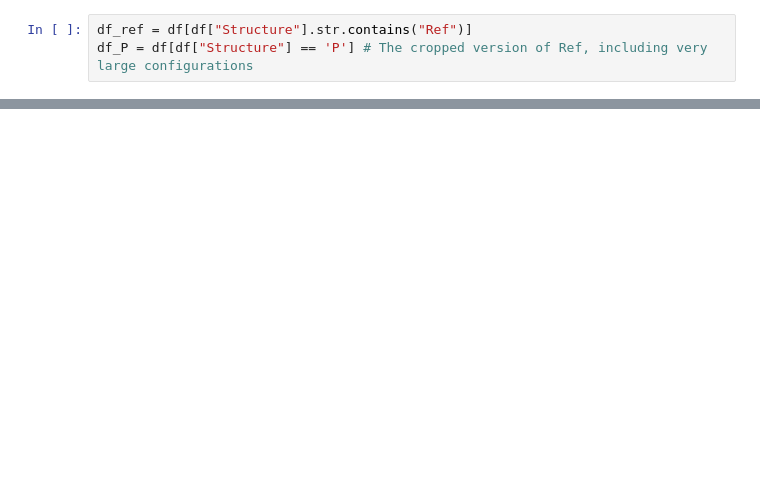
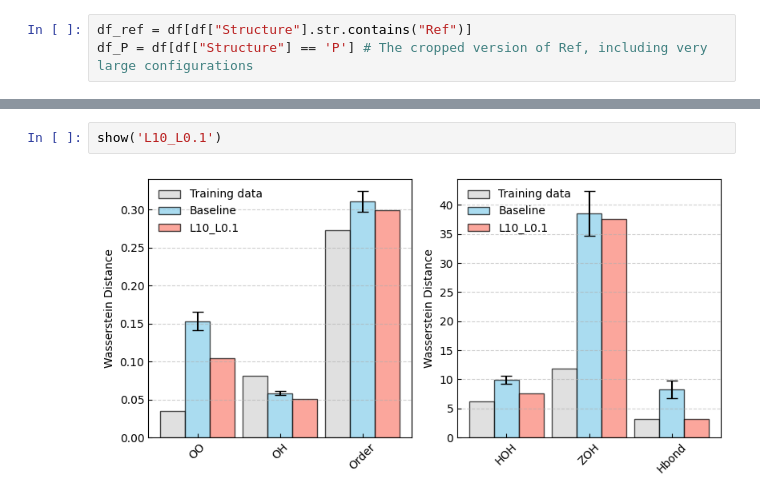
Before and after one commit to huangchieh/StructureMetrics, a Jupyter notebook: 03_plots.ipynb, the cells around one changed output, grey strips where cells are left out. Saved outputs shown, nothing was run; the diff lists cells and outputs as text; blank space fills up the shorter version.

```diff
--- a/03_plots.ipynb
+++ b/03_plots.ipynb
@@ -159,0 +160,4 @@ show('L12_L8')
+# %%
+show('L10_L0.1')
+# %% [output]
+[figure, added]
```
Also changed, not shown: parts of 20 cells of this notebook, 45 other files.
